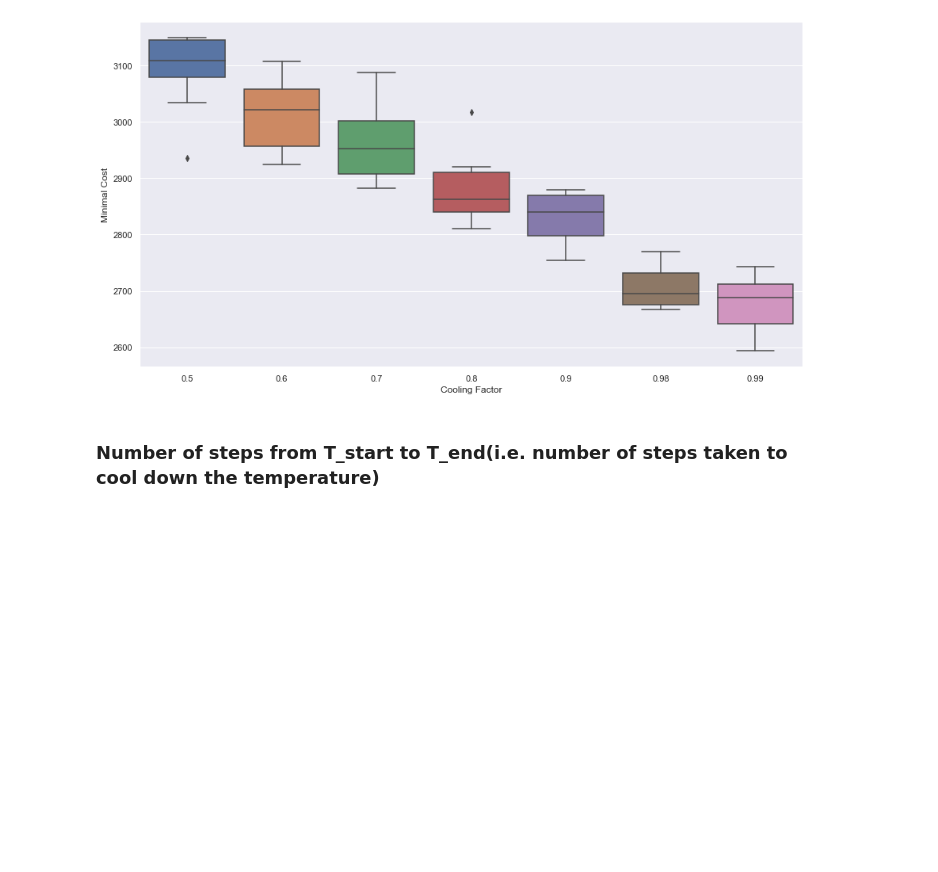
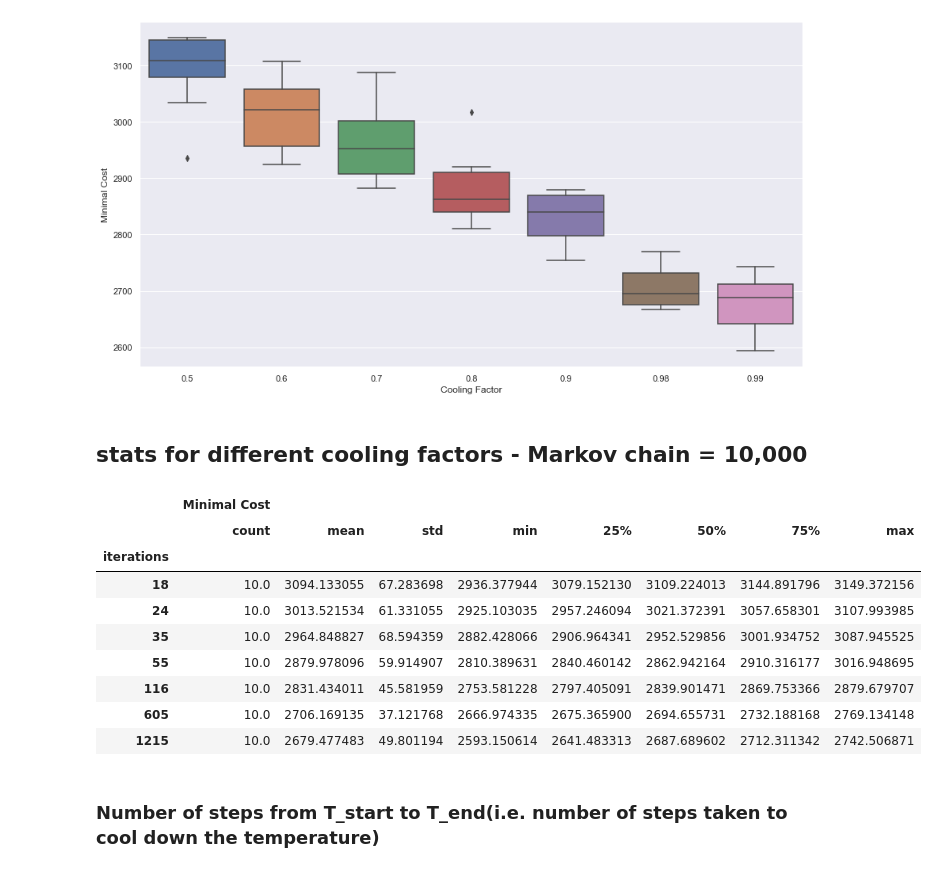
Before and after one commit to MbBrainz/StochasticSimulation-group19, a Jupyter notebook: Assignment3/Simulated_Annealing_Cooling_factor_Geometric.ipynb, the cells around one changed output. Drawn from its saved outputs; the diff is of its cells as text; code cells hidden in the pictures; blank space fills up the shorter version.

Commit message:
Different scheduling schemes

```diff
--- a/Assignment3/Simulated_Annealing_Cooling_factor.ipynb
+++ b/Assignment3/Simulated_Annealing_Cooling_factor_Geometric.ipynb
@@ -183,6 +107,29 @@ sns.set(rc = {'figure.figsize':(15,8)})
 ax = sns.boxplot(x="Cooling Factor", y="Minimal Cost", data=df_1)
 # %% [output]
 [figure]
+# %% [markdown]
+## stats for  different cooling factors - Markov chain = 10,000
+# %%
+
+
+# iterations  - temperature iterations
+df_1.head()
+df_stats = df_1[["Minimal Cost","iterations"]]
+df_stats = df_stats.groupby("iterations")
+
+df_stats_res = df_stats.describe()
+df_stats_res
+# %% [output]
+|  | Minimal Cost |  |  |  |  |  |  |  |
+|  | count | mean | std | min | 25% | 50% | 75% | max |
+| iterations |  |  |  |  |  |  |  |  |
+| 18 | 10.0 | 3094.133055 | 67.283698 | 2936.377944 | 3079.152130 | 3109.224013 | 3144.891796 | 3149.372156 |
+| 24 | 10.0 | 3013.521534 | 61.331055 | 2925.103035 | 2957.246094 | 3021.372391 | 3057.658301 | 3107.993985 |
+| 35 | 10.0 | 2964.848827 | 68.594359 | 2882.428066 | 2906.964341 | 2952.529856 | 3001.934752 | 3087.945525 |
+| 55 | 10.0 | 2879.978096 | 59.914907 | 2810.389631 | 2840.460142 | 2862.942164 | 2910.316177 | 3016.948695 |
+| 116 | 10.0 | 2831.434011 | 45.581959 | 2753.581228 | 2797.405091 | 2839.901471 | 2869.753366 | 2879.679707 |
+| 605 | 10.0 | 2706.169135 | 37.121768 | 2666.974335 | 2675.365900 | 2694.655731 | 2732.188168 | 2769.134148 |
+| 1215 | 10.0 | 2679.477483 | 49.801194 | 2593.150614 | 2641.483313 | 2687.689602 | 2712.311342 | 2742.506871 |
 # %% [markdown]
 ### Number of steps from T_start to T_end(i.e. number of steps taken to cool down the temperature)
 # %%
```
Also changed, not shown: parts of 12 cells of this notebook, 10 other files.
